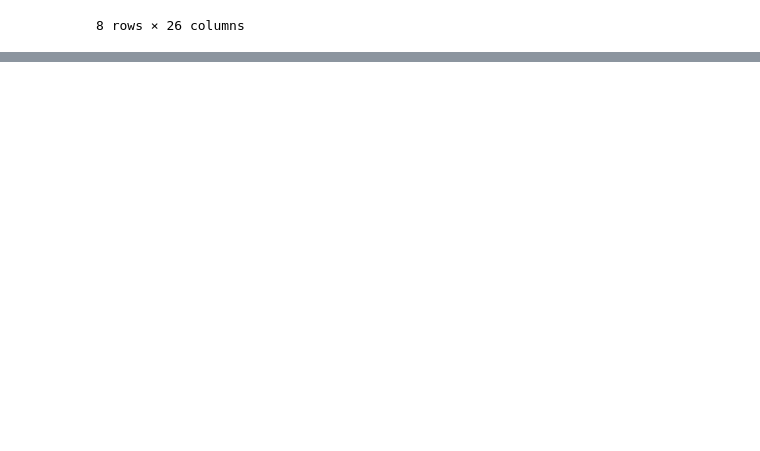
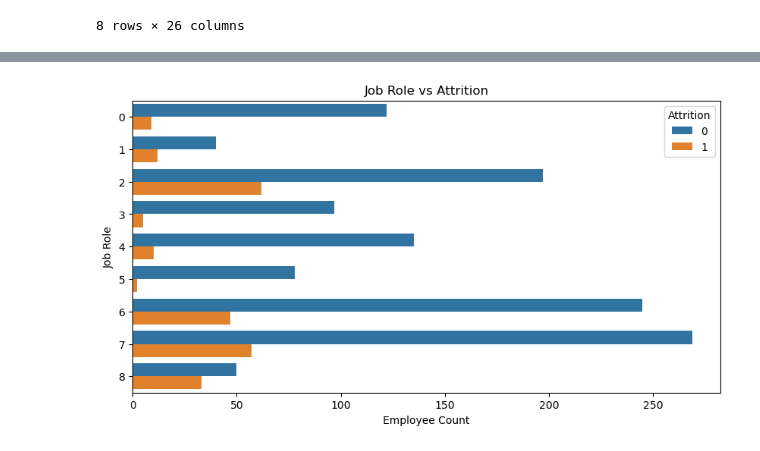
Before and after one commit to tamilselvinp/Employee-Attrition-Analysis-and-Prediction, a Jupyter notebook: employee.ipynb, the cells around one changed output, grey strips where cells are left out. Saved outputs shown, nothing was run; the diff lists cells and outputs as text; code cells hidden in the pictures; blank space fills up the shorter version.

```diff
--- a/employee.ipynb
+++ b/employee.ipynb
@@ -1116,0 +311,11 @@ df
+# %%
+#5.Job Role vs Attrition (High Impact Feature)
+plt.figure(figsize=(10,5))
+sns.countplot(y='JobRole', hue='Attrition', data=df)
+plt.title("Job Role vs Attrition")
+plt.xlabel("Employee Count")
+plt.ylabel("Job Role")
+plt.legend(title="Attrition")
+plt.show()
+# %% [output]
+[figure, added]
```
Also changed, not shown: parts of 183 cells of this notebook, 1 other file.
